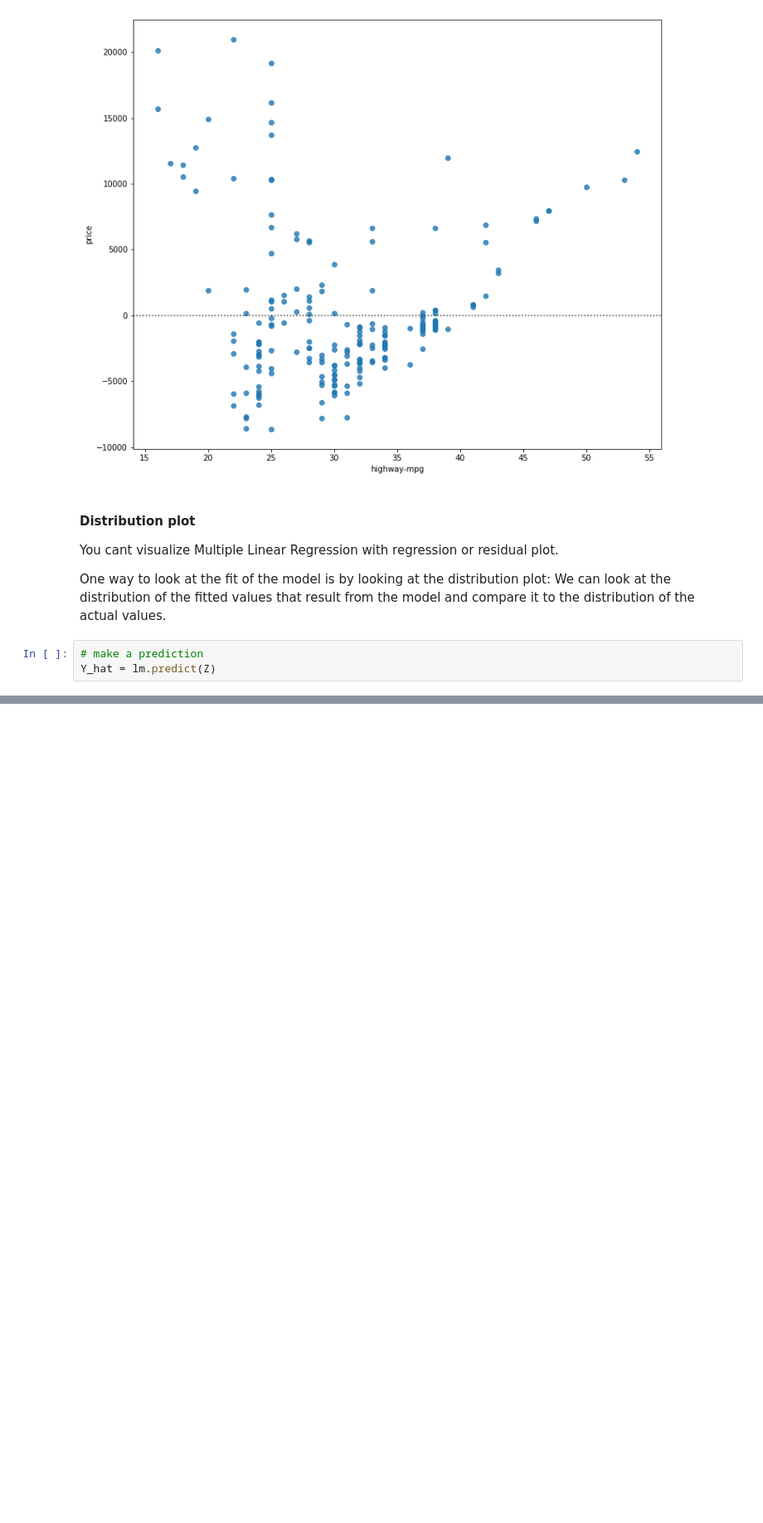
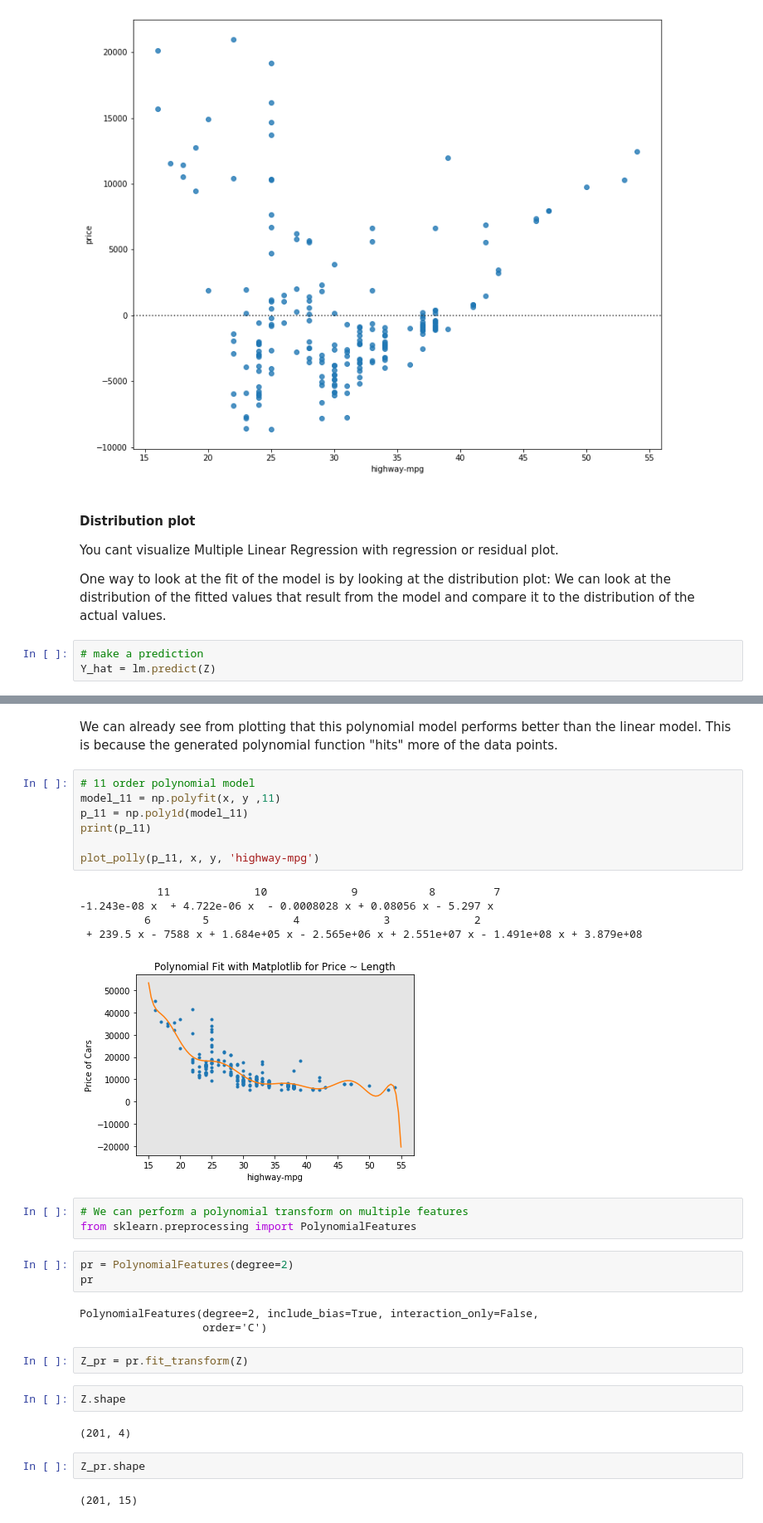
Before and after one commit to antobarbero/analyzing_data_course_edx, a Jupyter notebook: lab4_model_development.ipynb, the cells around one changed output, grey strips where cells are left out. Shown: that part at 83% size. Drawn from its saved outputs; the diff is of its cells as text; blank space fills up the shorter version.

```diff
--- a/lab4_model_development.ipynb
+++ b/lab4_model_development.ipynb
@@ -194,0 +236,34 @@ plt.close()
+# %% [markdown]
+We can already see from plotting that this polynomial model performs better than the linear model. This is because the generated polynomial function "hits" more of the data points.
+# %%
+# 11 order polynomial model
+model_11 = np.polyfit(x, y ,11)
+p_11 = np.poly1d(model_11)
+print(p_11)
+
+plot_polly(p_11, x, y, 'highway-mpg')
+# %% [output]
+            11             10             9           8         7
+-1.243e-08 x  + 4.722e-06 x  - 0.0008028 x + 0.08056 x - 5.297 x
+          6        5             4             3             2
+ + 239.5 x - 7588 x + 1.684e+05 x - 2.565e+06 x + 2.551e+07 x - 1.491e+08 x + 3.879e+08
+[figure, added]
+# %%
+# We can perform a polynomial transform on multiple features
+from sklearn.preprocessing import PolynomialFeatures
+# %%
+pr = PolynomialFeatures(degree=2)
+pr
+# %% [output]
+PolynomialFeatures(degree=2, include_bias=True, interaction_only=False,
+                   order='C')
+# %%
+Z_pr = pr.fit_transform(Z)
+# %%
+Z.shape
+# %% [output]
+(201, 4)
+# %%
+Z_pr.shape
+# %% [output]
+(201, 15)
```
Also changed, not shown: parts of 8 cells of this notebook.
